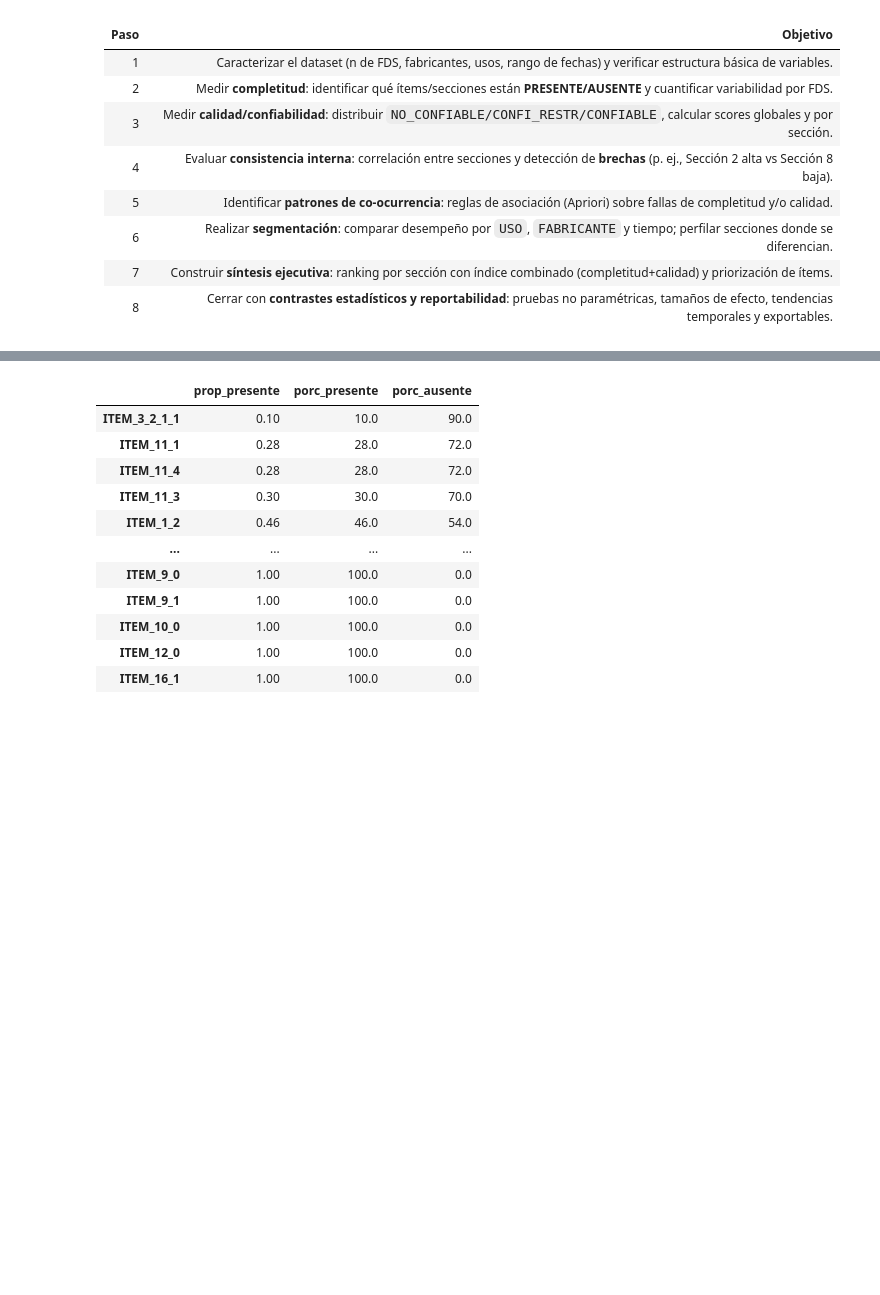
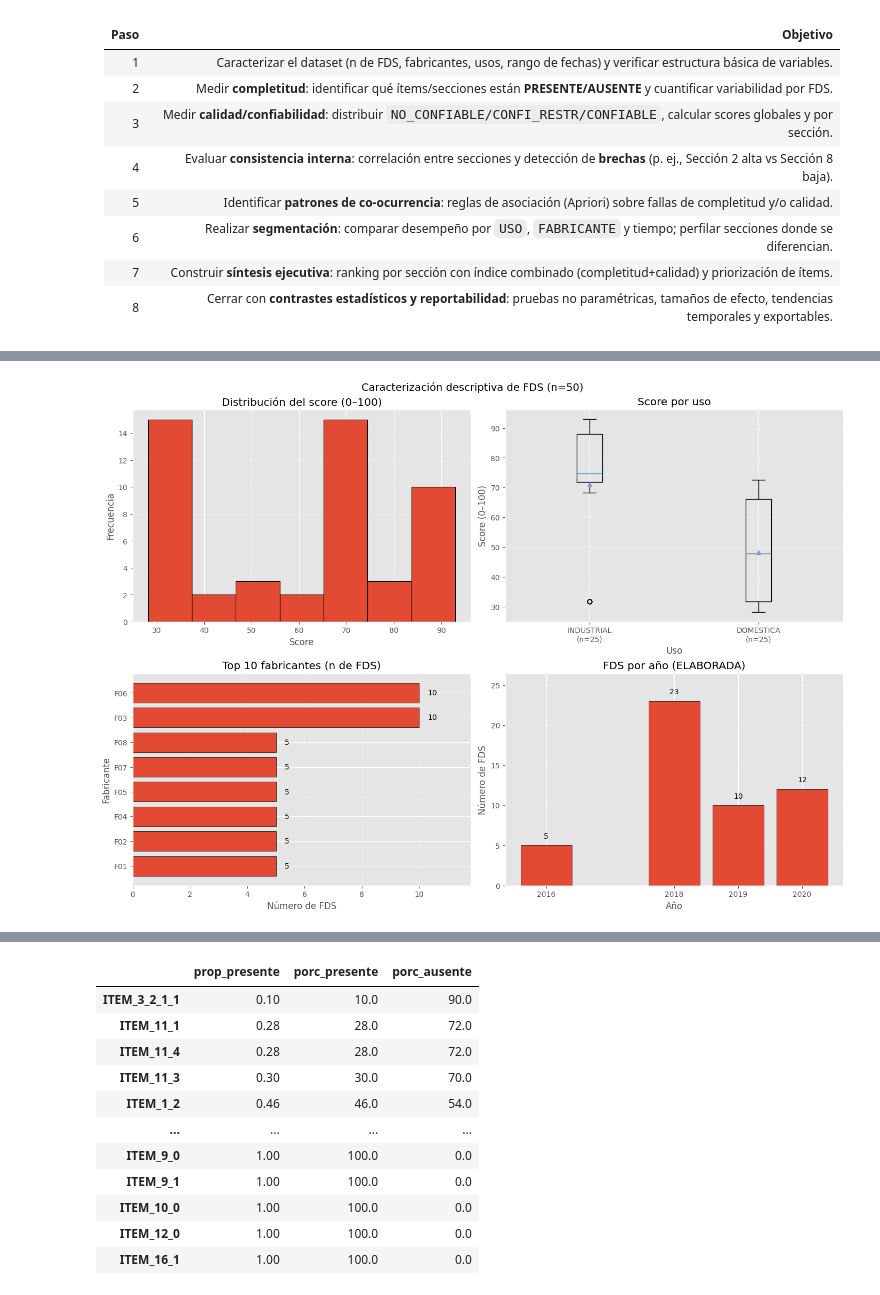
Before and after one commit to jpospinalo/SDS, a Jupyter notebook: notebooks/EDA.ipynb, the cells around one changed output, grey strips where cells are left out. Saved outputs shown, nothing was run; the diff lists cells and outputs as text; code cells hidden in the pictures; blank space fills up the shorter version.

```diff
--- a/notebooks/EDA.ipynb
+++ b/notebooks/EDA.ipynb
@@ -115,0 +180,82 @@ conteo_fab
+# %%
+import matplotlib.pyplot as plt
+import numpy as np
+
+plt.style.use("ggplot")
+
+# --- Datos ---
+score = df["SCORE_GLOBAL_0_100"].dropna()
+
+uso_counts = df["USO"].value_counts()
+uso_order = uso_counts.index.tolist()
+data_box = [df.loc[df["USO"] == u, "SCORE_GLOBAL_0_100"].dropna().values for u in uso_order]
+uso_labels = [f"{u}\n(n={uso_counts[u]})" for u in uso_order]
+
+fab_counts = df["FABRICANTE"].value_counts().head(10).sort_values(ascending=True)
+
+anio_counts = df["ANIO"].value_counts().sort_index()
+anio_idx = anio_counts.index.astype(int)
+anio_vals = anio_counts.values
+
+# --- Figura 2x2 ---
+fig, axes = plt.subplots(2, 2, figsize=(14, 10), constrained_layout=True)
+fig.suptitle("Caracterización descriptiva de FDS (n=50)", fontsize=14)
+
+# 1) Histograma SCORE
+ax = axes[0, 0]
+ax.hist(score, bins="auto", edgecolor="black", linewidth=0.8)
+ax.set_title("Distribución del score (0–100)")
+ax.set_xlabel("Score")
+ax.set_ylabel("Frecuencia")
+ax.grid(True, axis="y", alpha=0.25)
+
+# 2) Boxplot SCORE por USO
+ax = axes[0, 1]
+ax.boxplot(data_box, labels=uso_labels, showmeans=True)
+ax.set_title("Score por uso")
+ax.set_xlabel("Uso")
+ax.set_ylabel("Score (0–100)")
+ax.grid(True, axis="y", alpha=0.25)
+ax.tick_params(axis="x", rotation=0)
+
+# 3) Barras horizontales: Top fabricantes
+ax = axes[1, 0]
+bars = ax.barh(fab_counts.index.astype(str), fab_counts.values, edgecolor="black")
+ax.set_title("Top 10 fabricantes (n de FDS)")
+ax.set_xlabel("Número de FDS")
+ax.set_ylabel("Fabricante")
+ax.grid(True, axis="x", alpha=0.25)
+
+# Margen a la derecha para que quepan etiquetas
+xmax = fab_counts.max() if len(fab_counts) else 0
+ax.set_xlim(0, xmax * 1.18 if xmax else 1)
+
+pad = max(0.03 * xmax, 0.2) if xmax else 0.2
+for b in bars:
+    w = b.get_width()
+    ax.text(w + pad, b.get_y() + b.get_height()/2, f"{int(w)}", va="center")
+
+# 4) Barras: FDS por año
+ax = axes[1, 1]
+bars = ax.bar(anio_idx, anio_vals, edgecolor="black")
+ax.set_title("FDS por año (ELABORADA)")
+ax.set_xlabel("Año")
+ax.set_ylabel("Número de FDS")
+ax.set_xticks(anio_idx)
+ax.grid(True, axis="y", alpha=0.25)
+
+ymax = anio_vals.max() if len(anio_vals) else 0
+ax.set_ylim(0, ymax * 1.15 if ymax else 1)
+
+ypad = max(0.03 * ymax, 0.2) if ymax else 0.2
+for b in bars:
+    h = b.get_height()
+    ax.text(b.get_x() + b.get_width()/2, h + ypad, f"{int(h)}",
+            ha="center", va="bottom")
+
+plt.show()
+
+# Exportación recomendada para presentación
+# fig.savefig("caracterizacion_fds_2x2.png", dpi=300, bbox_inches="tight")
+# %% [output]
+[figure, added]
```
Also changed, not shown: parts of 18 cells of this notebook, 1 other file.
